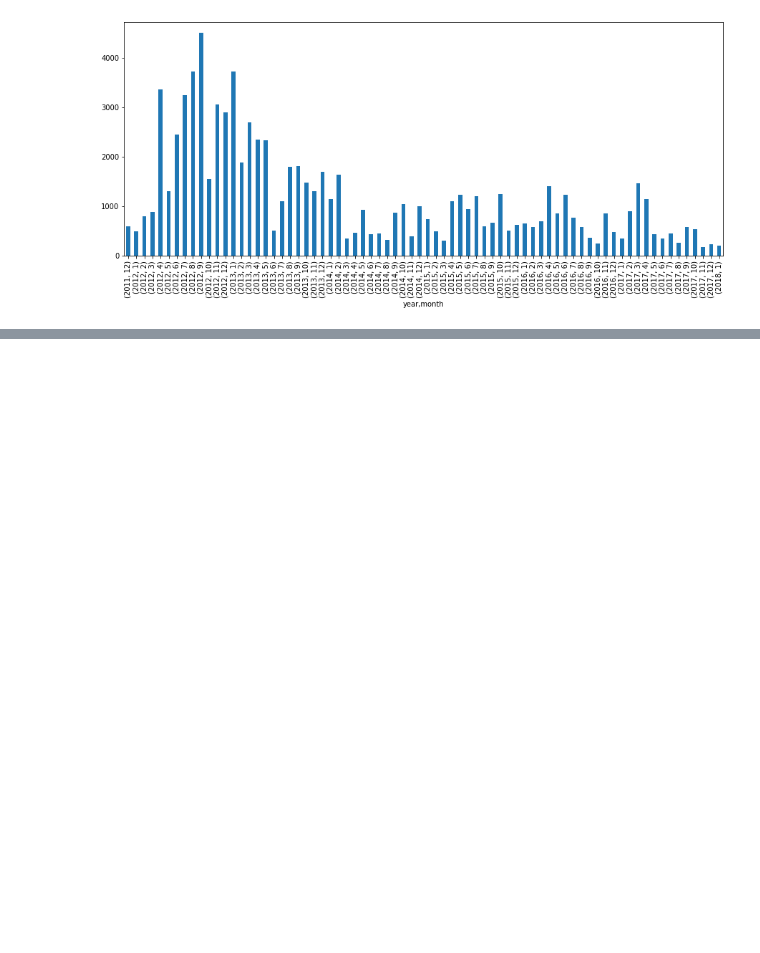
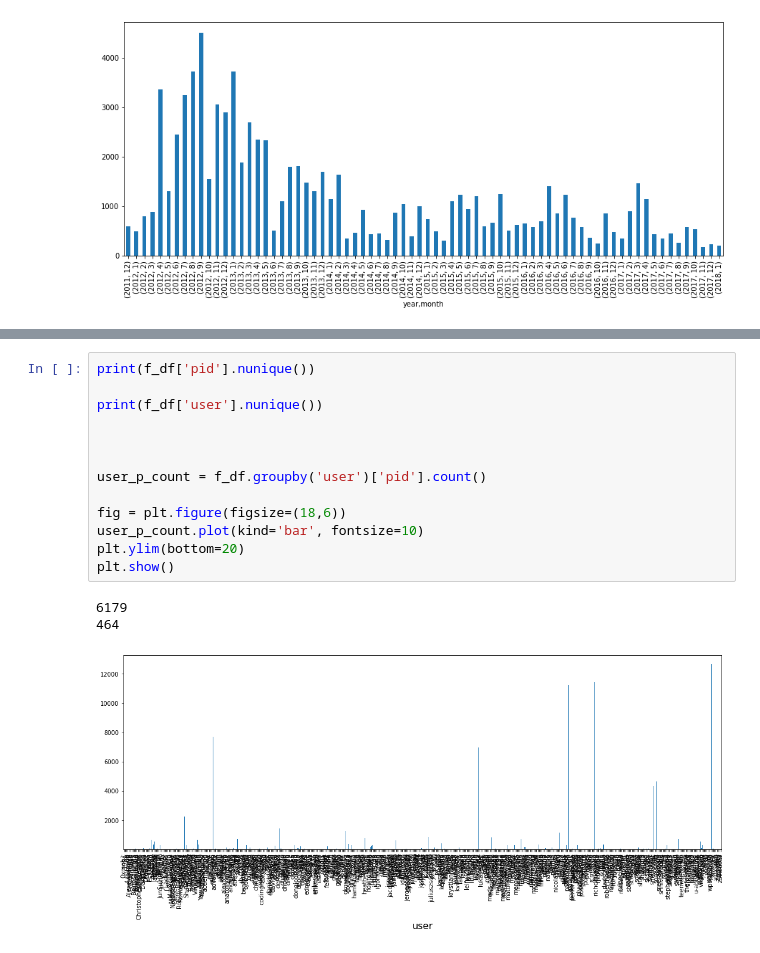
Before and after one commit to johnhhu2020/DataCamp-Data-Scientist-with-Python-Track, a Jupyter notebook: The GitHub History of the Scala Language.ipynb, the cells around one changed output, grey strips where cells are left out. Saved outputs shown, nothing was run; the diff lists cells and outputs as text; blank space fills up the shorter version.

```diff
--- a/The GitHub History of the Scala Language.ipynb
+++ b/The GitHub History of the Scala Language.ipynb
@@ -256,0 +367,17 @@ print(dir(pd.Series))
+# %%
+print(f_df['pid'].nunique())
+
+print(f_df['user'].nunique())
+
+
+
+user_p_count = f_df.groupby('user')['pid'].count()
+
+fig = plt.figure(figsize=(18,6))
+user_p_count.plot(kind='bar', fontsize=10)
+plt.ylim(bottom=20)
+plt.show()
+# %% [output]
+6179
+464
+[figure, added]
```
Also changed, not shown: parts of 20 cells of this notebook.
